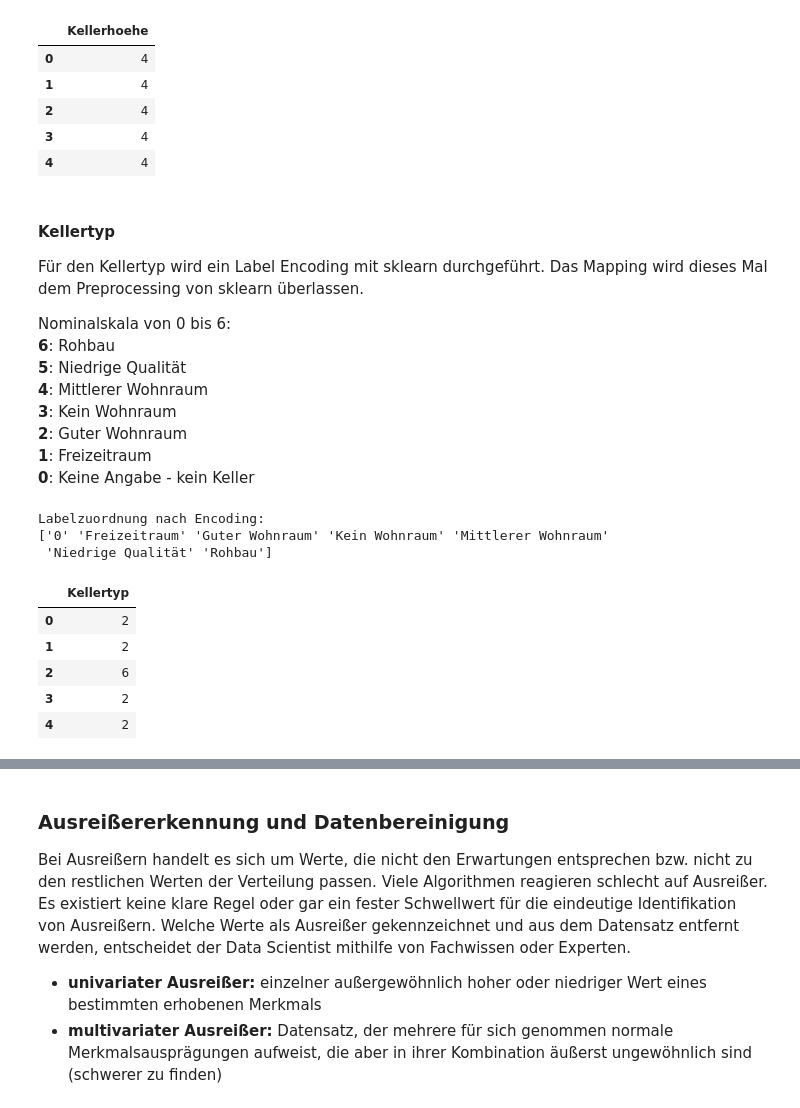
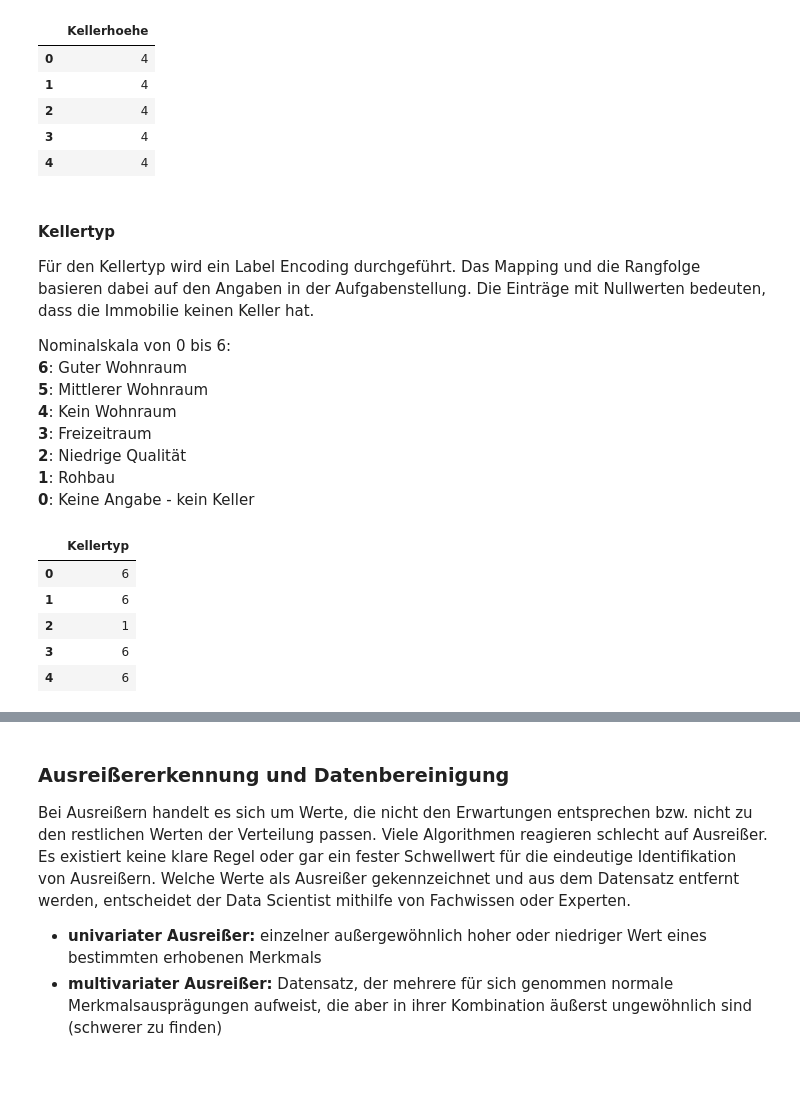
Before and after one commit to JoDi-2903/Real-Estate-Data-Science-Project, a Jupyter notebook: Project_DataScience_J.ipynb, the cells around one changed output, grey strips where cells are left out. Saved outputs shown, nothing was run; the diff lists cells and outputs as text; code cells hidden in the pictures; blank space fills up the shorter version.

```diff
--- a/Project_DataScience_J.ipynb
+++ b/Project_DataScience_J.ipynb
@@ -160,36 +160,27 @@ df_train_cleaned[['Kellerhoehe']].head()
 | 4 | 4 |
 # %% [markdown]
 #### Kellertyp
-Für den Kellertyp wird ein Label Encoding mit sklearn durchgeführt. Das Mapping wird dieses Mal dem Preprocessing von sklearn überlassen.
+Für den Kellertyp wird ein Label Encoding durchgeführt. Das Mapping und die Rangfolge basieren dabei auf den Angaben in der Aufgabenstellung. Die Einträge mit Nullwerten bedeuten, dass die Immobilie keinen Keller hat.
 
 Nominalskala von 0 bis 6:<br>
-**6**: Rohbau<br>
-**5**: Niedrige Qualität<br>
-**4**: Mittlerer Wohnraum<br>
-**3**: Kein Wohnraum<br>
-**2**: Guter Wohnraum<br>
-**1**: Freizeitraum<br>
+**6**: Guter Wohnraum<br>
+**5**: Mittlerer Wohnraum<br>
+**4**: Kein Wohnraum<br>
+**3**: Freizeitraum<br>
+**2**: Niedrige Qualität<br>
+**1**: Rohbau<br>
 **0**: Keine Angabe - kein Keller<br>
-# %%
-from sklearn.preprocessing import LabelEncoder
-
-# Perform encoding with sklearn
-label_encoder = LabelEncoder()
-label_encoder.fit(df_train_cleaned["Kellertyp"])
-df_train_cleaned["Kellertyp"] = label_encoder.transform(df_train_cleaned["Kellertyp"])
-
-# Display results of the encoding
-print(f"Labelzuordnung nach Encoding:\n{label_encoder.classes_}")
-df_train_cleaned[['Kellertyp']].head()
-# %% [output]
-Labelzuordnung nach Encoding:
-['0' 'Freizeitraum' 'Guter Wohnraum' 'Kein Wohnraum' 'Mittlerer Wohnraum'
- 'Niedrige Qualität' 'Rohbau']
-|  | Kellertyp |
-| 0 | 2 |
-| 1 | 2 |
-| 2 | 6 |
-| 3 | 2 |
-| 4 | 2 |
+# %%
+# Define mapping, apply labelencoding and output for verification
+mapping = {"0": 0, "Rohbau": 1, "Niedrige Qualität": 2, "Freizeitraum": 3, "Kein Wohnraum": 4, "Mittlerer Wohnraum": 5, "Guter Wohnraum": 6}
+df_train_cleaned["Kellertyp"] = df_train_cleaned["Kellertyp"].replace(mapping)
+df_train_cleaned[['Kellertyp']].head()
+# %% [output]
+|  | Kellertyp |
+| 0 | 6 |
+| 1 | 6 |
+| 2 | 1 |
+| 3 | 6 |
+| 4 | 6 |
 # %% [markdown]
 #### Lage
```
Also changed, not shown: parts of 9 cells of this notebook.
